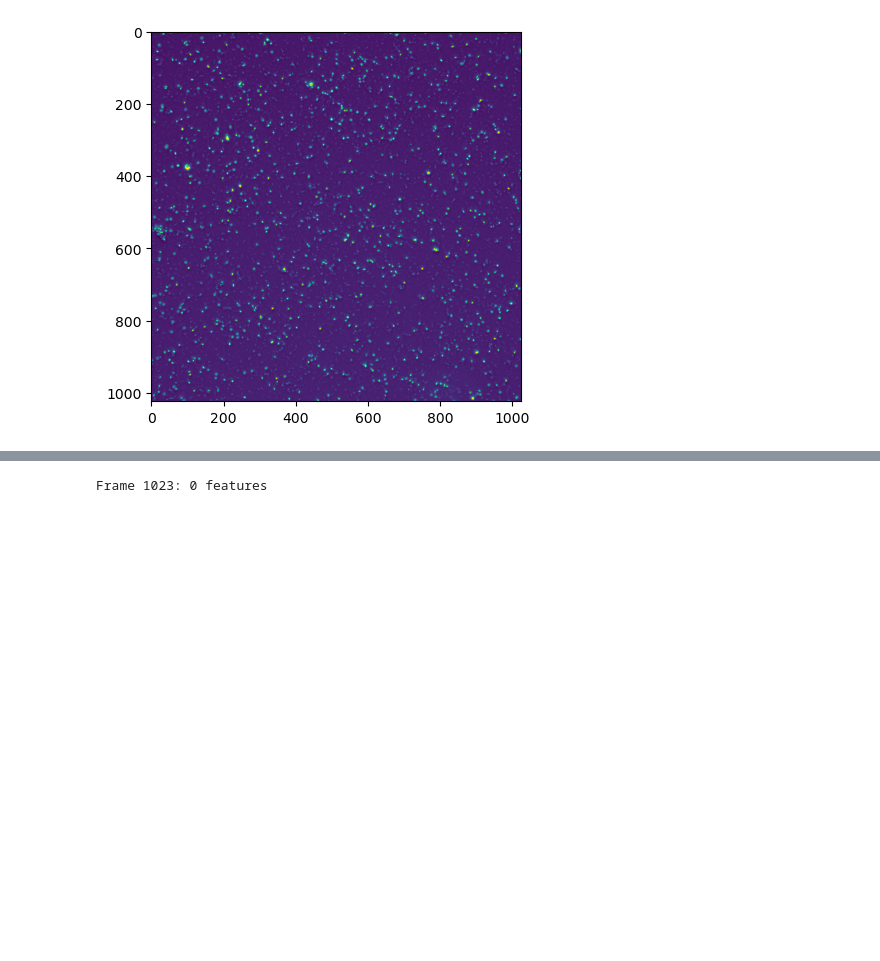
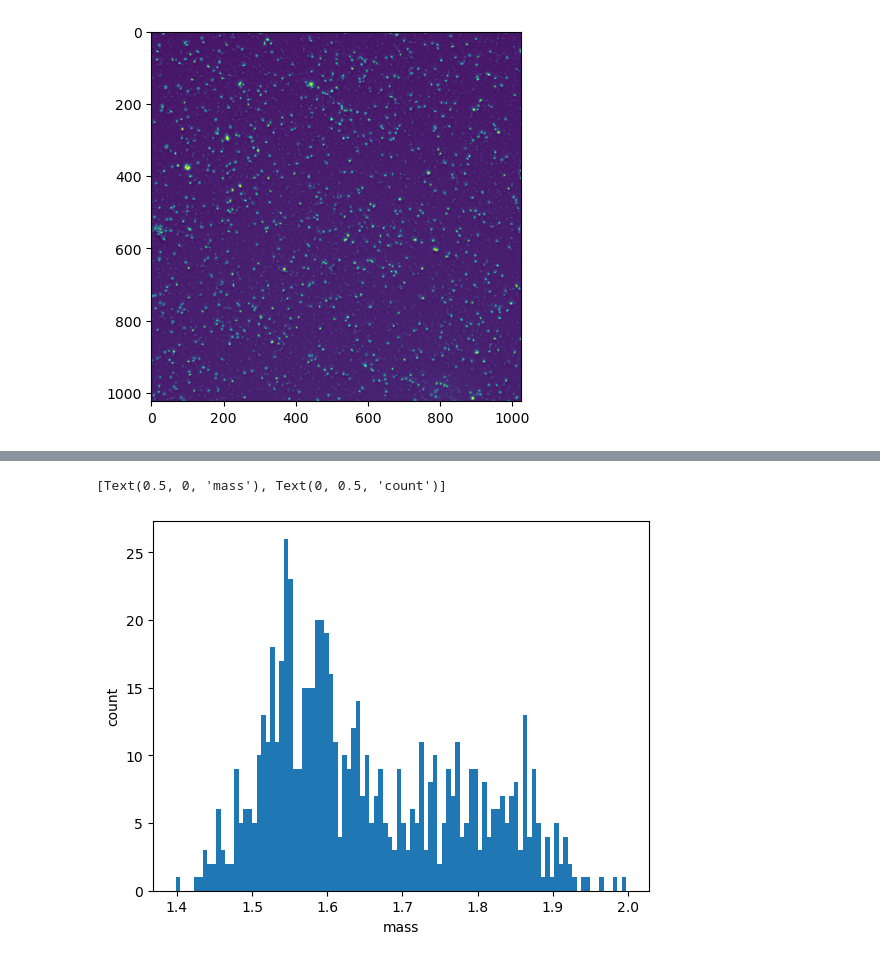
Before and after one commit to CAS-ReproLab/Sperm_Object_Tracking, a Jupyter notebook: UnifiedFramework/Trackpy_Params.ipynb, the cells around one changed output, grey strips where cells are left out. Drawn from its saved outputs; the diff is of its cells as text; code cells hidden in the pictures; blank space fills up the shorter version.

```diff
--- a/UnifiedFramework/Trackpy_Params.ipynb
+++ b/UnifiedFramework/Trackpy_Params.ipynb
@@ -83,4 +86,9 @@ array([[<AxesSubplot:title={'center':'x'}>,
-# %%
-f = tp.batch(gray, 11, minmass=1000)
-# %% [output]
-Frame 1023: 0 features
+# %%
+fig, ax = plt.subplots()
+ax.hist(f['size'], bins=100)
+
+# Optionally, label the axes.
+ax.set(xlabel='mass', ylabel='count')
+# %% [output]
+[Text(0.5, 0, 'mass'), Text(0, 0.5, 'count')]
+[figure, added]
```
Also changed, not shown: parts of 4 cells of this notebook, 1 other file.
